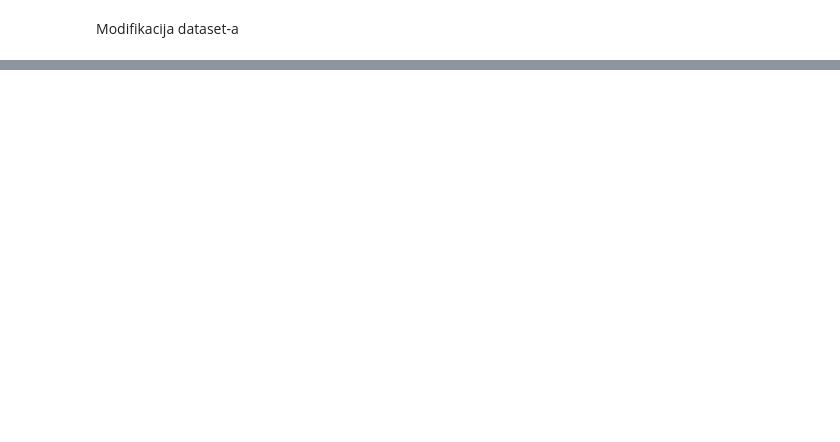
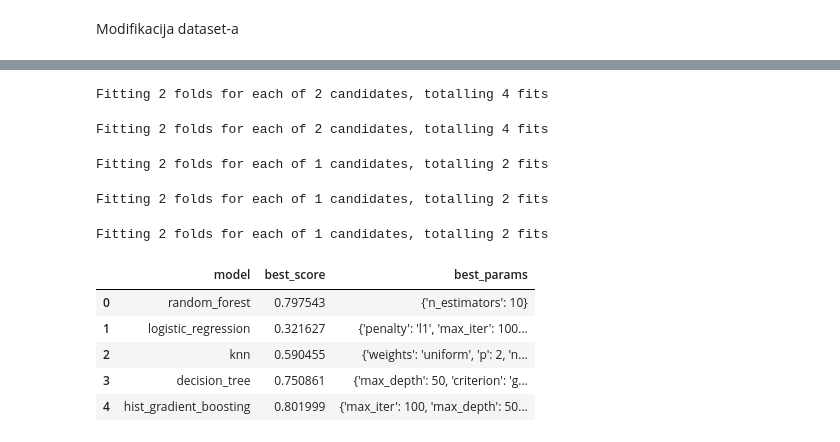
Before and after one commit to mjovanovic9999/ML, a Jupyter notebook: I/notebook/main.ipynb, the cells around one changed output, grey strips where cells are left out. Cells and saved outputs as stored; diff of their text form; code cells hidden in the pictures; blank space fills up the shorter version.

```diff
--- a/I/notebook/main.ipynb
+++ b/I/notebook/main.ipynb
@@ -1001,0 +1015,16 @@ HistGradientBoostingClassifier(l2_regularization=1.5, learning_rate=0.4,
+# %%
+scores, models=randomSearch(dataframe_onehot_plus_binary2, 'readmitted', search_space3, metric='f1', folds=2)
+sc = pd.DataFrame(scores,columns=['model','best_score','best_params'])
+sc
+# %% [output]
+Fitting 2 folds for each of 2 candidates, totalling 4 fits
+Fitting 2 folds for each of 2 candidates, totalling 4 fits
+Fitting 2 folds for each of 1 candidates, totalling 2 fits
+Fitting 2 folds for each of 1 candidates, totalling 2 fits
+Fitting 2 folds for each of 1 candidates, totalling 2 fits
+|  | model | best_score | best_params |
+| 0 | random_forest | 0.797543 | {'n_estimators': 10} |
+| 1 | logistic_regression | 0.321627 | {'penalty': 'l1', 'max_iter': 100... |
+| 2 | knn | 0.590455 | {'weights': 'uniform', 'p': 2, 'n... |
+| 3 | decision_tree | 0.750861 | {'max_depth': 50, 'criterion': 'g... |
+| 4 | hist_gradient_boosting | 0.801999 | {'max_iter': 100, 'max_depth': 50... |
```
Also changed, not shown: parts of 41 cells of this notebook.
